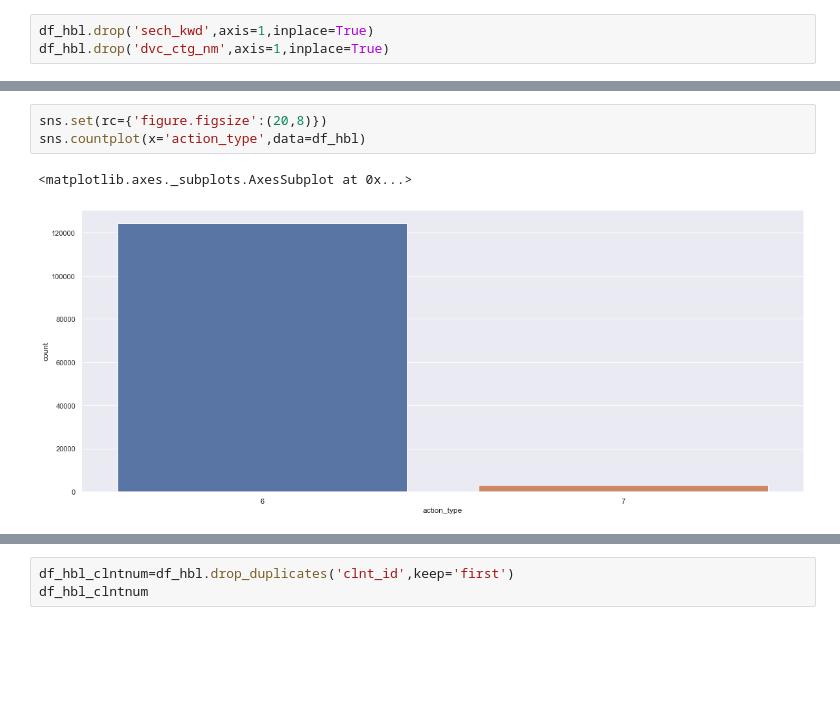
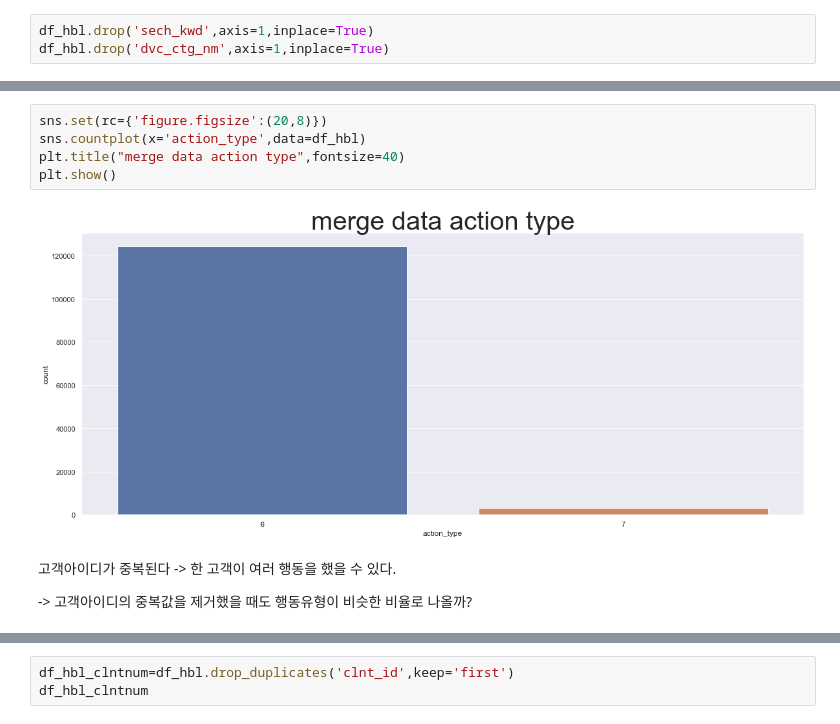
Before and after one commit to CSID-DGU/2020-2-OSSP-CP-DHL-3, a Jupyter notebook: hb/hbl_final.ipynb, the cells around one changed output, grey strips where cells are left out. Cells and saved outputs as stored; diff of their text form; blank space fills up the shorter version.

```diff
--- a/hb/hbl_final.ipynb
+++ b/hb/hbl_final.ipynb
@@ -206,9 +219,14 @@ df_hbl.drop('dvc_ctg_nm',axis=1,inplace=True)
 # %%
 sns.set(rc={'figure.figsize':(20,8)})
 sns.countplot(x='action_type',data=df_hbl)
+plt.title("merge data action type",fontsize=40)
+plt.show()
 # %% [output]
-<matplotlib.axes._subplots.AxesSubplot at 0x...>
-[figure, old version]
+[figure, new version]
+# %% [markdown]
+고객아이디가 중복된다 -> 한 고객이 여러 행동을 했을 수 있다.
+
+-> 고객아이디의 중복값을 제거했을 때도 행동유형이 비슷한 비율로 나올까?
 # %%
 df_hbl['clnt_id'].value_counts()
 # %% [output]
```
Also changed, not shown: parts of 88 cells of this notebook.
